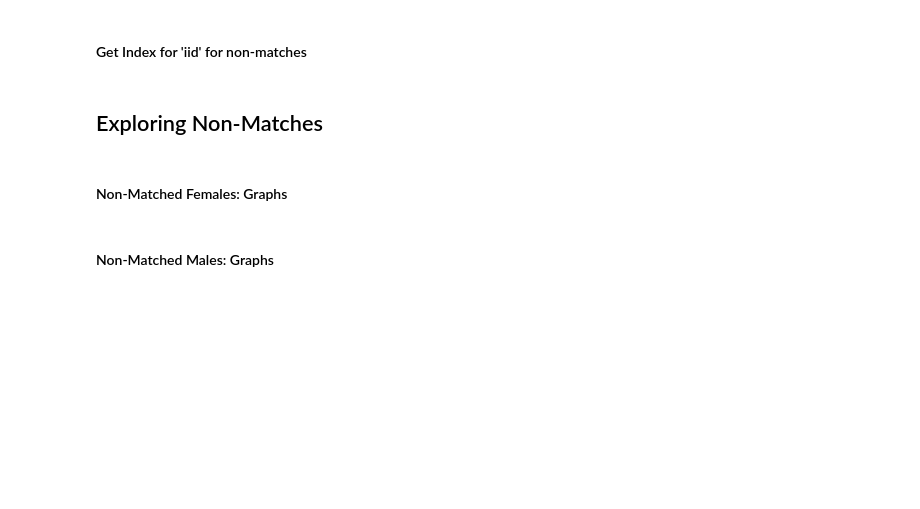
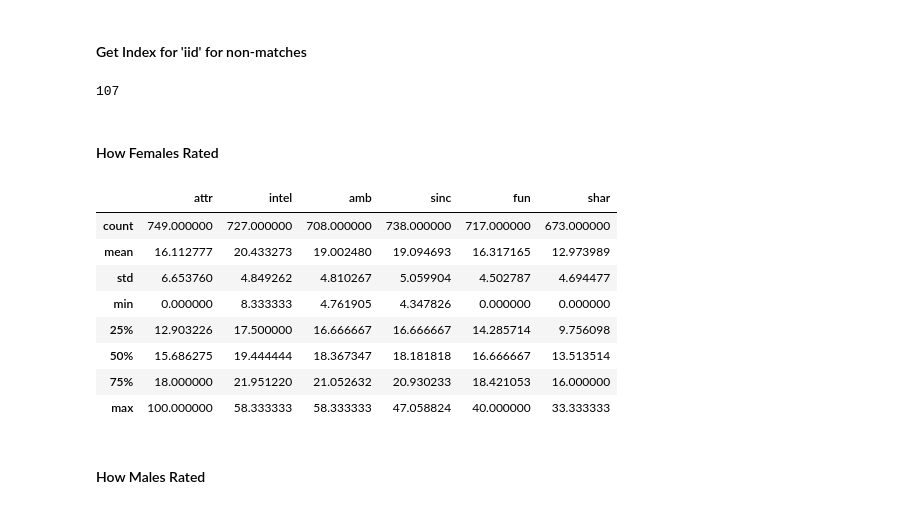
Before and after one commit to fiatveritas/Portfolio, a Jupyter notebook: Udacity_Project_5_Capstone/Love_At_First_Sight.ipynb, the cells around one changed output. Cells and saved outputs as stored; diff of their text form; code cells hidden in the pictures; blank space fills up the shorter version.

```diff
--- a/Udacity_Project_5_Capstone/Love_At_First_Sight.ipynb
+++ b/Udacity_Project_5_Capstone/Love_At_First_Sight.ipynb
@@ -788,10 +795,10 @@ data_2[['iid', 'gender', 'wave', 'attr1_1',	'intel1_1', 'sinc1_1', 'fun1_1', 'am
 # %% [markdown]
 <h4>Get Index for 'iid' for non-matches</h4>
 # %%
-#number = [int(i) for i in people_matched['iid']]
-#not_ever_matched = [i for i in range(1,553) if i not in number]
-#print not_ever_matched
+number = [int(i) for i in people_matched['iid']]
+not_ever_matched = [i for i in range(1,553) if i not in number]
+print len(not_ever_matched)
+# %% [output]
+107
 # %%
-#people_not_matched = data[data['iid'].isin(not_ever_matched)].copy()
+people_not_matched = data_copy[data_copy['iid'].isin(not_ever_matched)].copy()
-# %% [markdown]
-<h2>Exploring Non-Matches</h2>
@@ -800,3 +807,15 @@ data_2[['iid', 'gender', 'wave', 'attr1_1',	'intel1_1', 'sinc1_1', 'fun1_1', 'am
 # %% [markdown]
-<h4>Non-Matched Females: Graphs</h4>
+<h4>How Females Rated</h4>
+# %%
+people_not_matched[people_not_matched['gender'] == 0][['attr', 'intel', 'amb', 'sinc', 'fun', 'shar']].describe()
+# %% [output]
+|  | attr | intel | amb | sinc | fun | shar |
+| count | 749.000000 | 727.000000 | 708.000000 | 738.000000 | 717.000000 | 673.000000 |
+| mean | 16.112777 | 20.433273 | 19.002480 | 19.094693 | 16.317165 | 12.973989 |
+| std | 6.653760 | 4.849262 | 4.810267 | 5.059904 | 4.502787 | 4.694477 |
+| min | 0.000000 | 8.333333 | 4.761905 | 4.347826 | 0.000000 | 0.000000 |
+| 25% | 12.903226 | 17.500000 | 16.666667 | 16.666667 | 14.285714 | 9.756098 |
+| 50% | 15.686275 | 19.444444 | 18.367347 | 18.181818 | 16.666667 | 13.513514 |
+| 75% | 18.000000 | 21.951220 | 21.052632 | 20.930233 | 18.421053 | 16.000000 |
+| max | 100.000000 | 58.333333 | 58.333333 | 47.058824 | 40.000000 | 33.333333 |
 # %%
@@ -804,2 +825,2 @@ data_2[['iid', 'gender', 'wave', 'attr1_1',	'intel1_1', 'sinc1_1', 'fun1_1', 'am
 # %% [markdown]
-<h4>Non-Matched Males: Graphs</h4>
+<h4>How Males Rated</h4>
```
Also changed, not shown: parts of 15 cells of this notebook.
